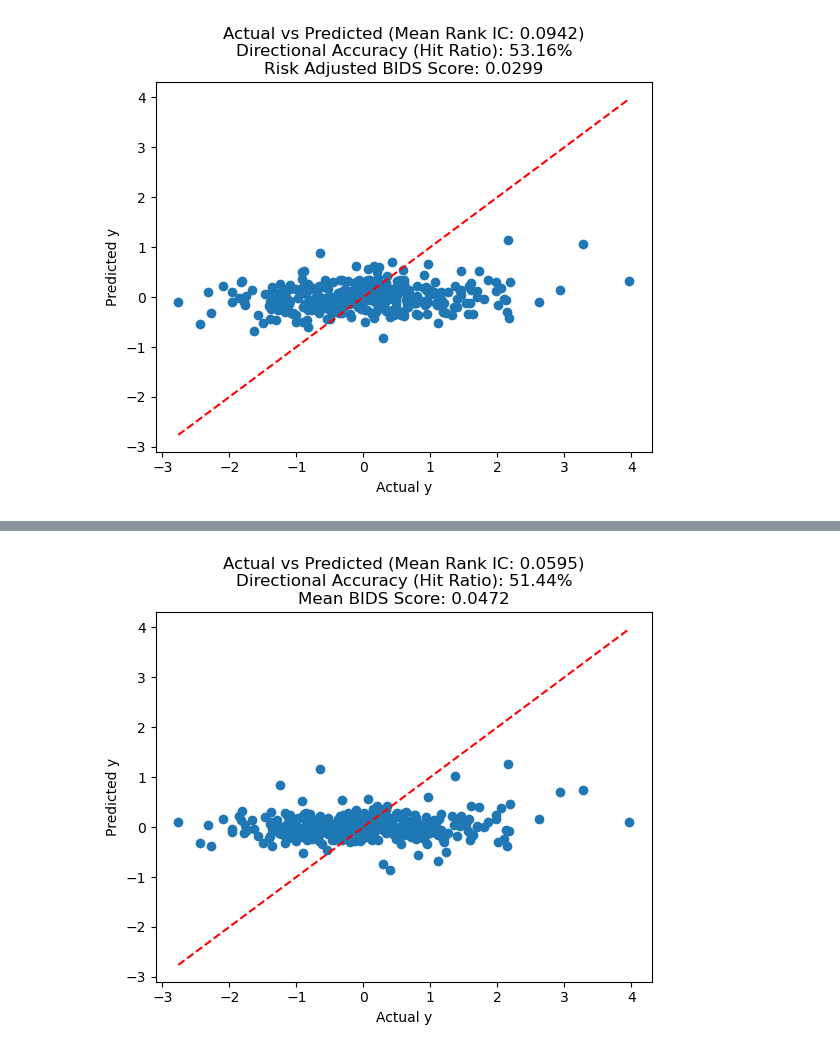
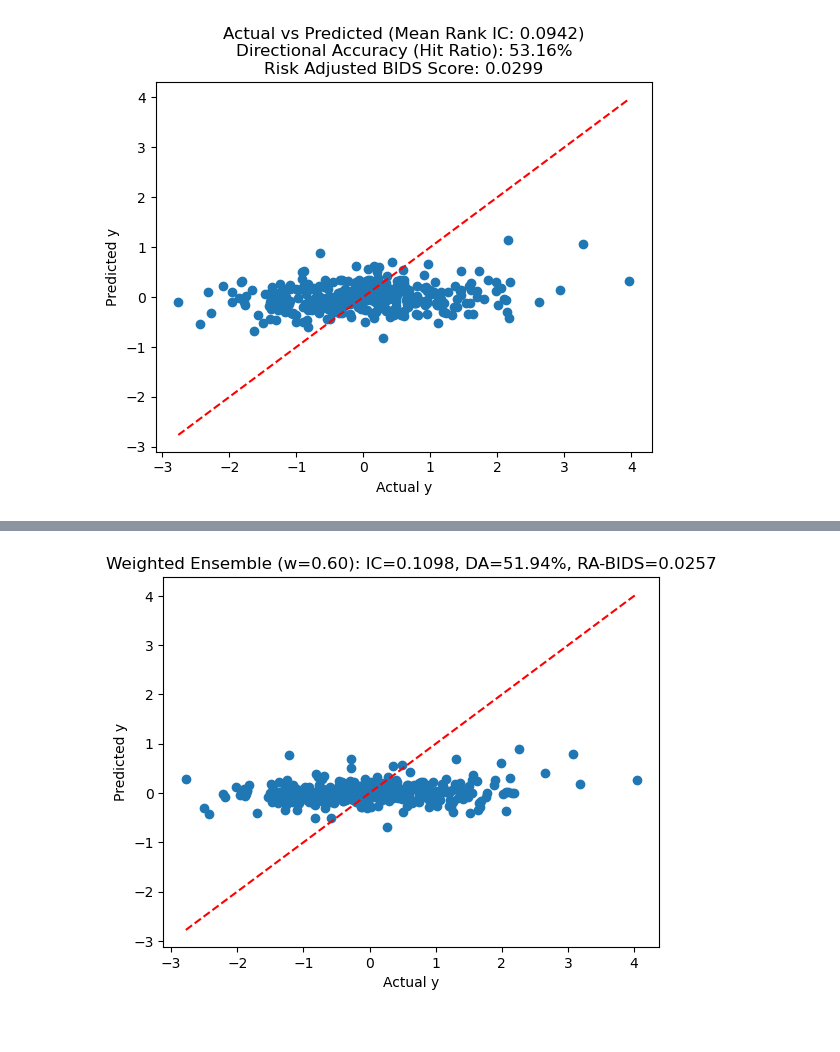
Before and after one commit to jaimebeng/TFG, a Jupyter notebook: notebooks/04_model_training.ipynb, the cells around one changed output, grey strips where cells are left out. Saved outputs shown, nothing was run; the diff lists cells and outputs as text; code cells hidden in the pictures.

Commit message:
Editing model training

```diff
--- a/notebooks/04_model_training.ipynb
+++ b/notebooks/04_model_training.ipynb
@@ -849,25 +975,98 @@ plt.show()
 # %%
-# test out averaging of random forest and xgboost
+# Weighted ensemble optimization - optimize blend of RF and XGB
 
+def ensemble_builder(trial):
+    class WeightedEnsembleWrapper:
+        def __init__(self, rf_model, xgb_model, weight):
+            self.rf = rf_model
+            self.xgb = xgb_model
+            self.weight = weight
+
+        def predict(self, X):
+            rf_pred = self.rf.predict(X)
+            xgb_pred = self.xgb.predict(X)
+            return self.weight * rf_pred + (1 - self.weight) * xgb_pred
+
+    weight = trial.suggest_float("ensemble_weight", 0.0, 1.0)
+    return WeightedEnsembleWrapper(random_forest_model, xgboost_model, weight)
+
+# Grid search for optimal weight
+class EnsembleSearch:
+    def __init__(self, builder, n_trials=30):
+        self.builder = builder
+        self.n_trials = n_trials
+
+    def fit(self, X, y):
+        best_score = -np.inf
+        best_weight = 0.5
+
+        for trial_num in range(self.n_trials):
+            weight = trial_num / (self.n_trials - 1) if self.n_trials > 1 else 0.5
+
+            class FixedTrial:
+                def suggest_float(self, name, low, high):
+                    return weight
+
+            model = self.builder(FixedTrial())
+
+            scores = []
+            for t in range(1, len(X)):
+                X_prev = X[t-1]
+                X_curr = X[t]
+                n_prev = len(X_prev)
+
+                model.rf.fit(X_prev, y[:n_prev])
+                model.xgb.fit(X_prev, y[:n_prev])
+
+                y_pred = model.predict(X_curr[n_prev:])
+                y_t = y[n_prev:len(X_curr)]
+
+                scores.append(bids(y_pred, y_t))
+
+            mu = np.mean(scores)
+            sigma = np.std(scores) + 1e-6
+            score = mu * (mu / sigma)
+
+            if score > best_score:
+                best_score = score
+                best_weight = weight
+
+        self.best_weight = best_weight
+        self.best_score = best_score
+        self.best_model_ = self.builder(FixedTrial())
+        self.best_model_.weight = best_weight
+
+        return self
+
+ensemble_search = EnsembleSearch(ensemble_builder, n_trials=21)
+ensemble_search.fit(X_train, y_train)
+
+print(f"Best Ensemble Weight: {ensemble_search.best_weight:.3f} (RF vs XGB)")
+print(f"Best Ensemble Score: {ensemble_search.best_score:.6f}")
+
+# Test on validation set
 train_months = len(X_train)
-
 y_preds = []
 y_trues = []
-for t in range(train_months,len(X_val)):
+for t in range(train_months, len(X_val)):
     X_prev = X_val[t-1]
     X_curr = X_val[t]
     n_prev = len(X_prev)
 
     random_forest_model.fit(X_prev, y_val[:n_prev])
     xgboost_model.fit(X_prev, y_val[:n_prev])
-    y_preds.append((random_forest_model.predict(X_curr[n_prev:]) + xgboost_model.predict(X_curr[n_prev:])) / 2)
+
+    rf_pred = random_forest_model.predict(X_curr[n_prev:])
+    xgb_pred = xgboost_model.predict(X_curr[n_prev:])
+    weighted_pred = ensemble_search.best_weight * rf_pred + (1 - ensemble_search.best_weight) * xgb_pred
+
+    y_preds.append(weighted_pred)
     y_trues.append(y_val[n_prev:len(X_curr)])
 
-ics = [spearmanr(y_pred,y_true)[0] for y_pred,y_true in zip(y_preds,y_trues)]
-bids_scores = [bids(y_pred,y_true) for y_pred,y_true in zip(y_preds,y_trues)]
+ics = [spearmanr(y_pred, y_true)[0] for y_pred, y_true in zip(y_preds, y_trues)]
+bids_scores = [bids(y_pred, y_true) for y_pred, y_true in zip(y_preds, y_trues)]
 mu = np.mean(bids_scores)
 sigma = np.std(bids_scores) + 1e-6
-# Return the Risk-Adjusted BIDS, this favors high-performing models that don't fluctuate wildly month-to-month
 ra_bids = mu * (mu / sigma)
 
 y_pred = np.concatenate(y_preds)
@@ -878,6 +1077,6 @@ plt.xlabel("Actual y")
 plt.ylabel("Predicted y")
 plt.plot([y_true.min(), y_true.max()], [y_true.min(),y_true.max()], 'r--')
 sign_accuracy = np.mean(np.sign(y_true) == np.sign(y_pred))
-plt.title(f"Actual vs Predicted (Mean Rank IC: {np.mean(ics):.4f})\nDirectional Accuracy (Hit Ratio): {sign_accuracy:.2%}\nRisk Adjusted BIDS Score: {ra_bids:.4f}")
+plt.title(f"Weighted Ensemble (w={ensemble_search.best_weight:.2f}): IC={np.mean(ics):.4f}, DA={sign_accuracy:.2%}, RA-BIDS={ra_bids:.4f}")
 plt.show()
 # %% [output]
@@ -885 +1085 @@ plt.show()
-[figure, old version]
+[figure, new version]
```
Also changed, not shown: parts of 16 cells of this notebook.
